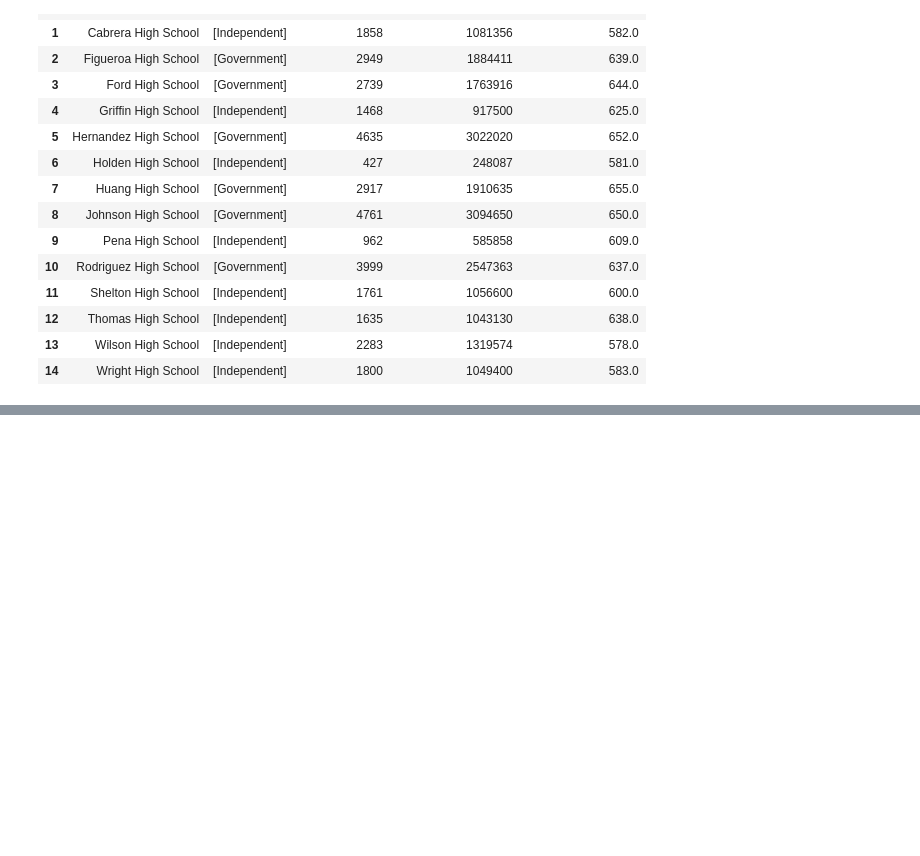
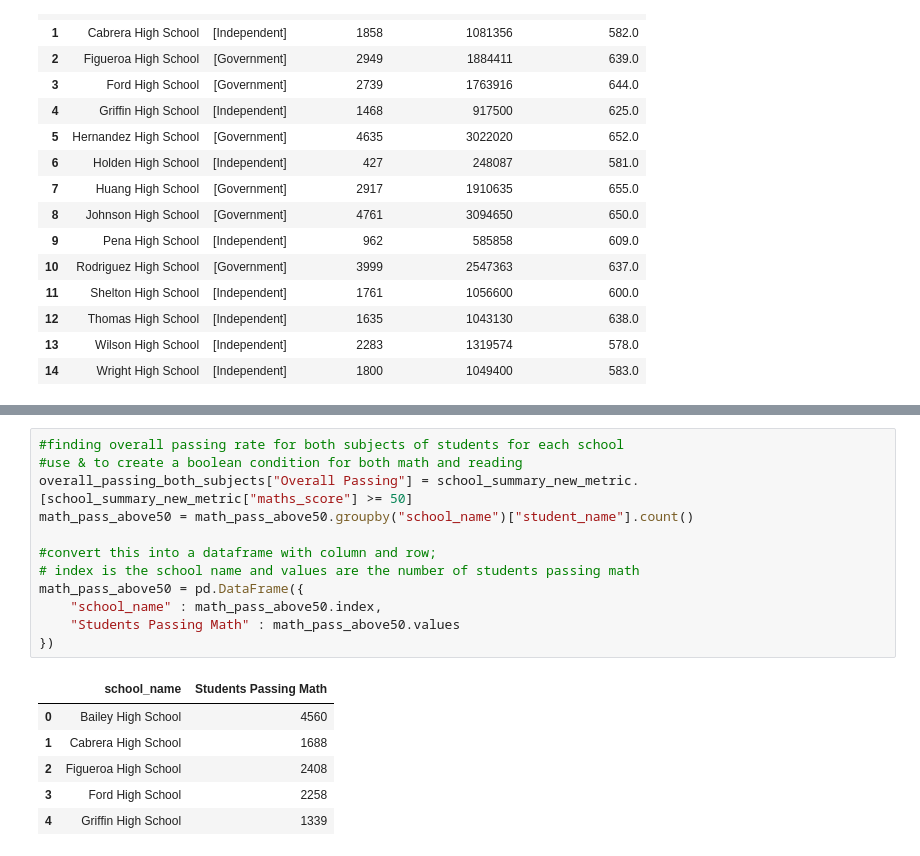
Before and after one commit to sienchoon/pandas-challenge, a Jupyter notebook: PyCitySchools/Solution.ipynb, the cells around one changed output, grey strips where cells are left out. Saved outputs shown, nothing was run; the diff lists cells and outputs as text; blank space fills up the shorter version.

```diff
--- a/PyCitySchools/Solution.ipynb
+++ b/PyCitySchools/Solution.ipynb
@@ -327,0 +416,19 @@ merged
+# %%
+#finding overall passing rate for both subjects of students for each school
+#use & to create a boolean condition for both math and reading
+overall_passing_both_subjects["Overall Passing"] = school_summary_new_metric.[school_summary_new_metric["maths_score"] >= 50]
+math_pass_above50 = math_pass_above50.groupby("school_name")["student_name"].count()
+
+#convert this into a dataframe with column and row;
+# index is the school name and values are the number of students passing math
+math_pass_above50 = pd.DataFrame({
+    "school_name" : math_pass_above50.index,
+    "Students Passing Math" : math_pass_above50.values
+})
+# %% [output]
+|  | school_name | Students Passing Math |
+| 0 | Bailey High School | 4560 |
+| 1 | Cabrera High School | 1688 |
+| 2 | Figueroa High School | 2408 |
+| 3 | Ford High School | 2258 |
+| 4 | Griffin High School | 1339 |
```
Also changed, not shown: parts of 7 cells of this notebook.
